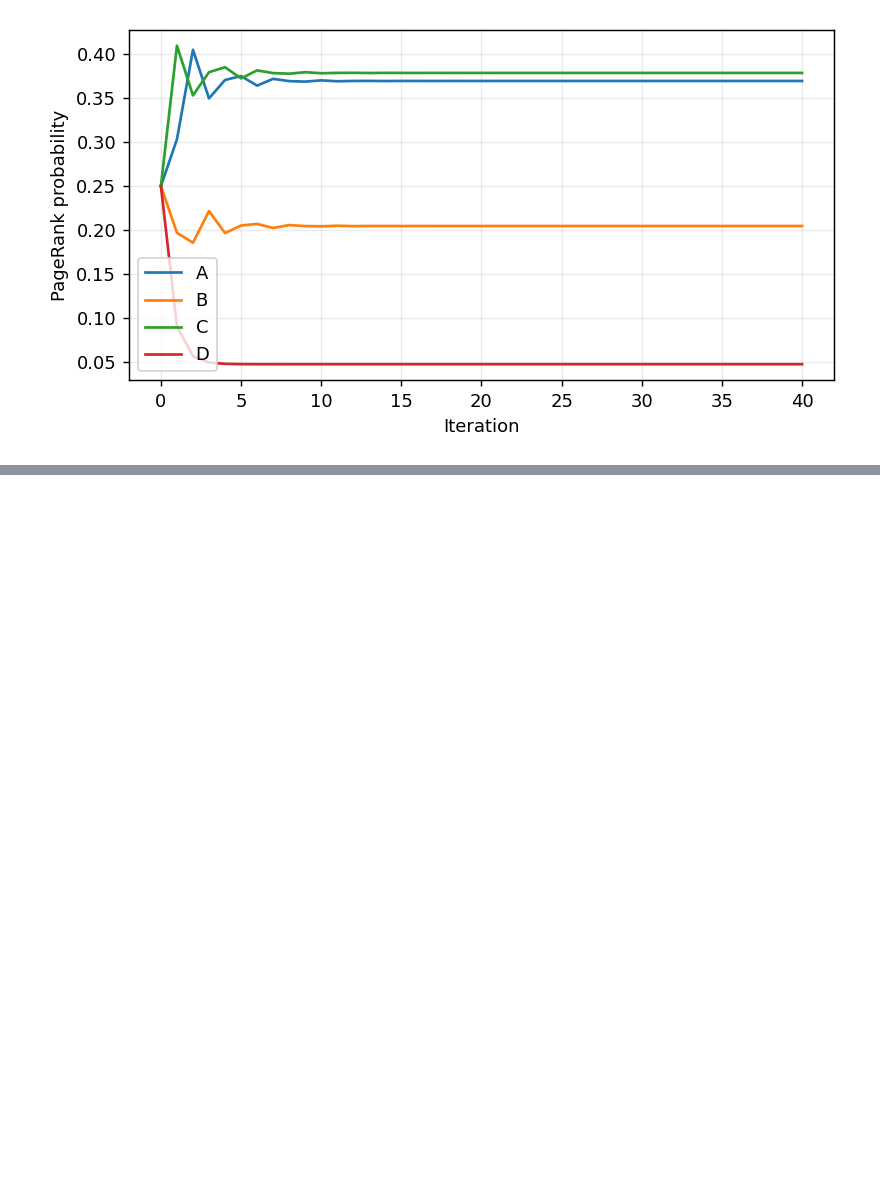
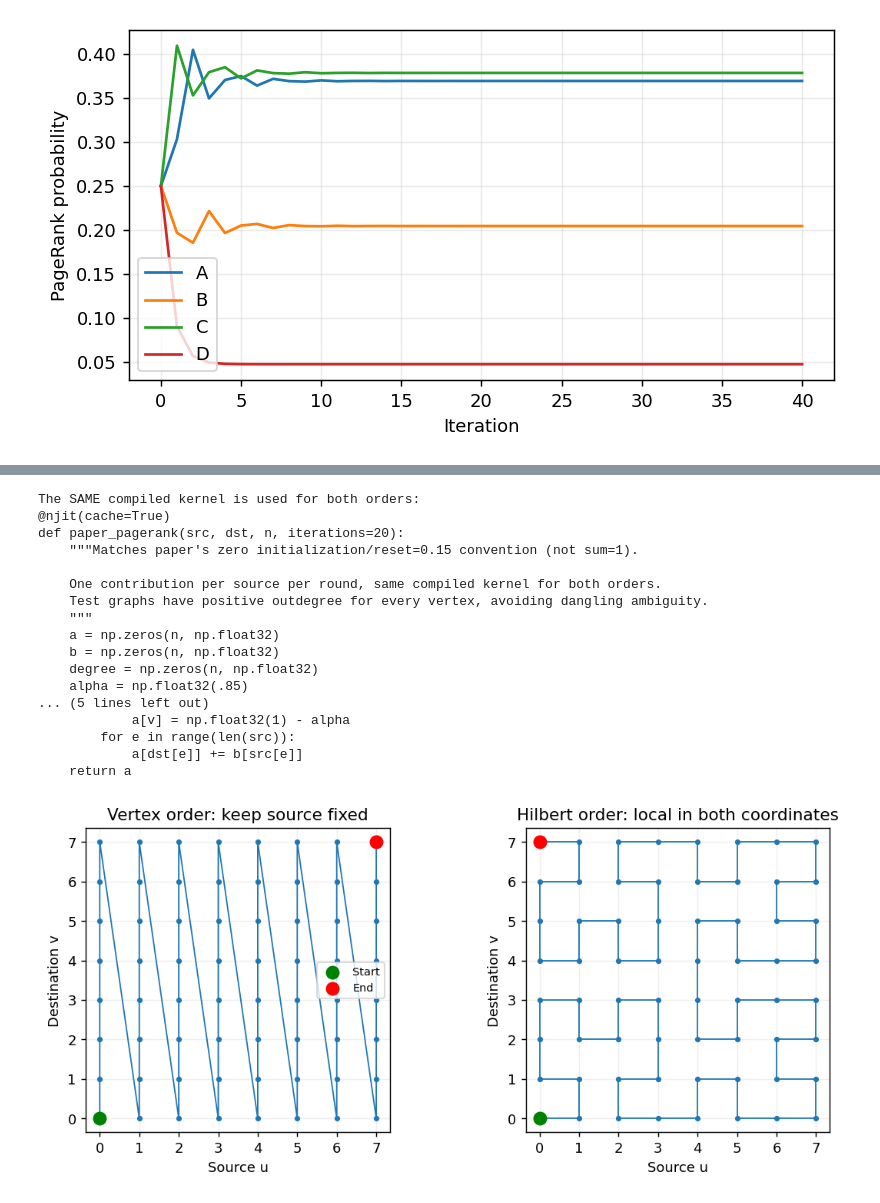
Before and after one commit to ssk01/ssk01, a Jupyter notebook: 2026/cost-pagerank-prototype/cost_pagerank.ipynb, the cells around one changed output, grey strips where cells are left out. Drawn from its saved outputs; the diff is of its cells as text; code cells hidden in the pictures; blank space fills up the shorter version.

Commit message:
Expand COST notebooks and add paper reading notes

```diff
--- a/2026/cost-pagerank-prototype/cost_pagerank.ipynb
+++ b/2026/cost-pagerank-prototype/cost_pagerank.ipynb
@@ -216,0 +257,37 @@ Python / CSR time ratio: 61.14560806038843
+# %%
+from paper_algorithms import hilbert_keys, paper_pagerank
+import inspect
+xy = np.array([(x,y) for x in range(8) for y in range(8)], dtype=np.uint32)
+hi = np.argsort(hilbert_keys(xy[:,0].copy(), xy[:,1].copy()))
+assert np.all(np.abs(np.diff(xy[hi].astype(int),axis=0)).sum(axis=1)==1)
+fig,axes=plt.subplots(1,2,figsize=(9,4))
+for ax,order,title in [(axes[0],np.arange(64),'Vertex order: keep source fixed'),(axes[1],hi,'Hilbert order: local in both coordinates')]:
+    points=xy[order]
+    ax.plot(points[:,0],points[:,1],'-o',markersize=3,linewidth=1)
+    ax.scatter(*points[0],s=80,color='green',label='Start',zorder=4)
+    ax.scatter(*points[-1],s=80,color='red',label='End',zorder=4)
+    ax.set(xlabel='Source u',ylabel='Destination v',title=title,aspect='equal')
+    ax.set_xticks(range(8));ax.set_yticks(range(8));ax.grid(alpha=.2)
+axes[0].legend(fontsize=8)
+plt.tight_layout();show()
+print('The SAME compiled kernel is used for both orders:')
+print(inspect.getsource(paper_pagerank.py_func))
+# %% [output]
+The SAME compiled kernel is used for both orders:
+@njit(cache=True)
+def paper_pagerank(src, dst, n, iterations=20):
+    """Matches paper's zero initialization/reset=0.15 convention (not sum=1).
+
+    One contribution per source per round, same compiled kernel for both orders.
+    Test graphs have positive outdegree for every vertex, avoiding dangling ambiguity.
+    """
+    a = np.zeros(n, np.float32)
+    b = np.zeros(n, np.float32)
+    degree = np.zeros(n, np.float32)
+    alpha = np.float32(.85)
+... (5 lines left out)
+            a[v] = np.float32(1) - alpha
+        for e in range(len(src)):
+            a[dst[e]] += b[src[e]]
+    return a
+[figure, added]
```
Also changed, not shown: parts of 19 cells of this notebook, 33 other files.
